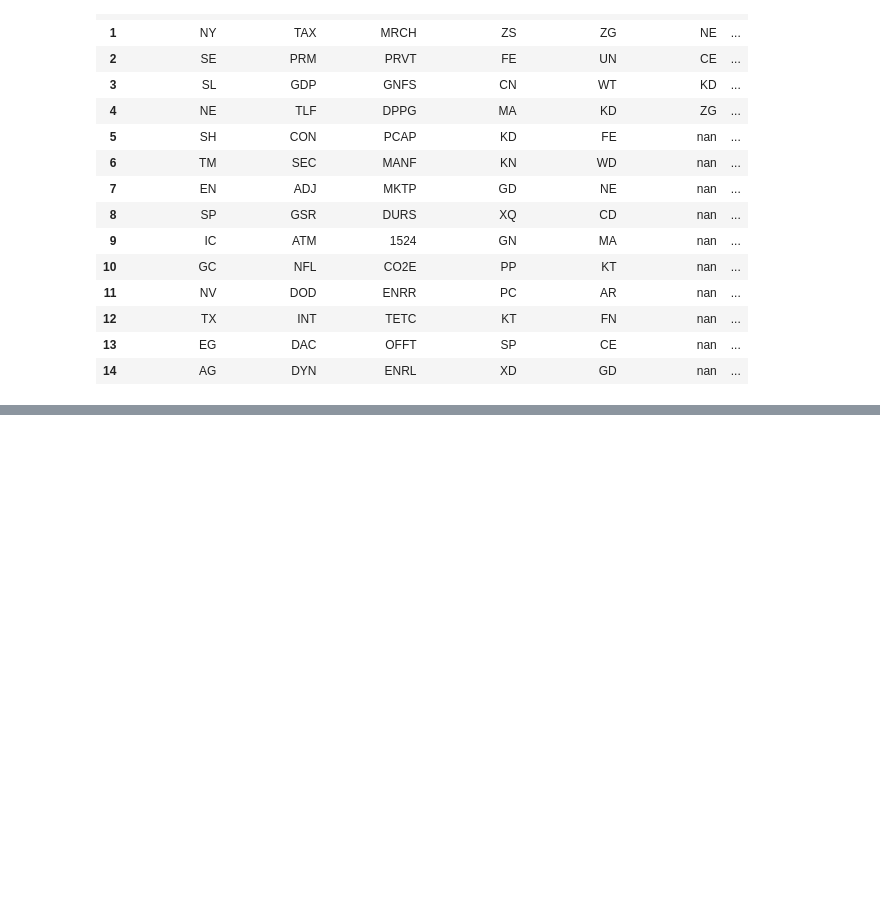
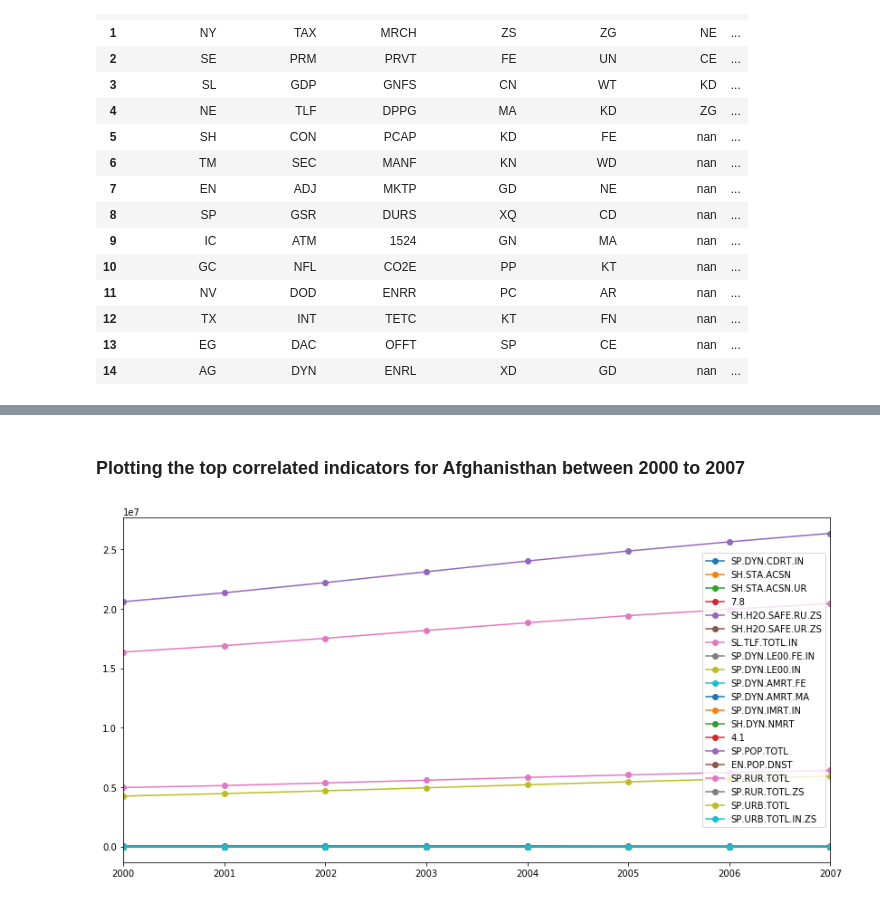
Before and after one commit to machine-learning-study-group/time-series-millenium-goals, a Jupyter notebook: 2-prepare-data.ipynb, the cells around one changed output, grey strips where cells are left out. Saved outputs shown, nothing was run; the diff lists cells and outputs as text; code cells hidden in the pictures; blank space fills up the shorter version.

```diff
--- a/2-prepare-data.ipynb
+++ b/2-prepare-data.ipynb
@@ -754,0 +855,5 @@ pd.DataFrame(data= np.apply_along_axis(func1d=most_common_code,
+# %%
+from time import time
+t0 = time()
+coeff = data.corr().loc["7.8"].abs()
+print(f'Time elapsed: {time() - t0:.4f}s')
@@ -754,0 +862,3 @@ pd.DataFrame(data= np.apply_along_axis(func1d=most_common_code,
+# %%
+coeff.sort_values(inplace=True, ascending=False)
+coeff.iloc[0:20]
@@ -754,0 +883,11 @@ pd.DataFrame(data= np.apply_along_axis(func1d=most_common_code,
+# %% [markdown]
+### Plotting the top correlated indicators for Afghanisthan between 2000 to 2007
+# %%
+series_code_correlated_to_7_8 = coeff.iloc[0:20].index
+df_afghanistan_indicators_correlated_to_7_8 = df_afghanistan[df_afghanistan.Series_Code.isin(series_code_correlated_to_7_8)]
+df_afghanistan_indicators_correlated_to_7_8.set_index('Series_Code', inplace=True)
+plt.rcParams["figure.figsize"] = (14,7)
+df_afghanistan_indicators_correlated_to_7_8.loc[:, "2000":"2007"].T.plot(marker="o", legend=True)
+plt.legend(loc=5);
+# %% [output]
+[figure, added]
```
Also changed, not shown: parts of 23 cells of this notebook.
